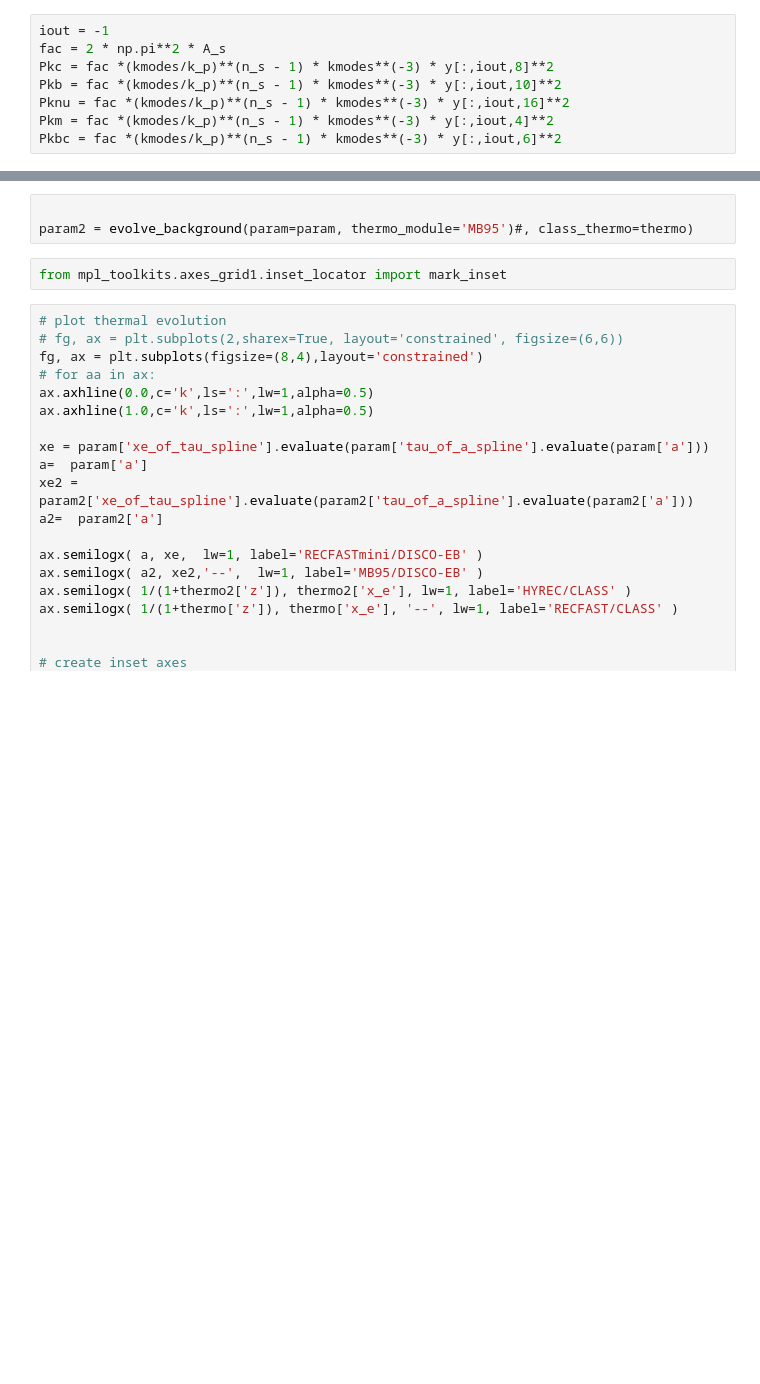
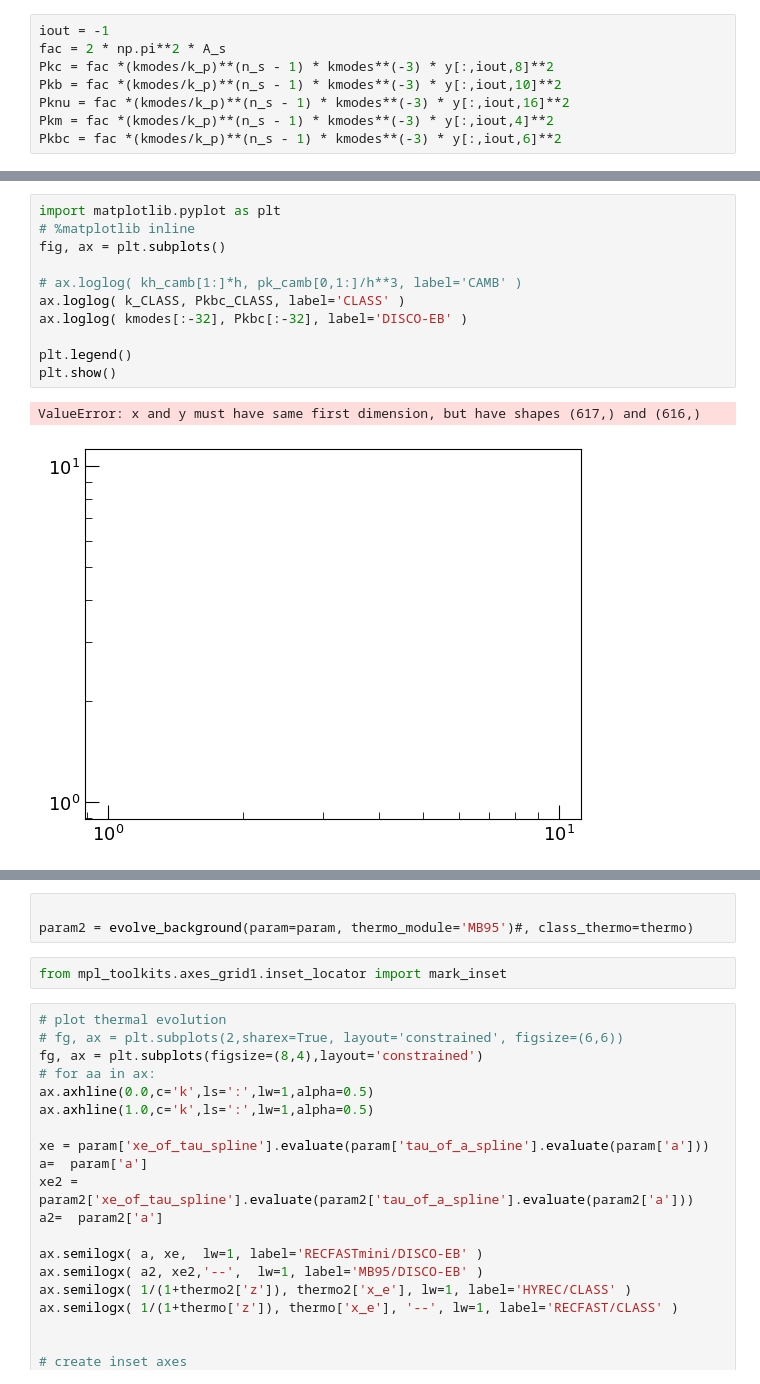
Before and after one commit to ohahn/DISCO-EB, a Jupyter notebook: notebooks/paper_scripts/nb_discoeb_class_comparison.ipynb, the cells around one changed output, grey strips where cells are left out. Cells and saved outputs as stored; diff of their text form; blank space fills up the shorter version.

```diff
--- a/notebooks/paper_scripts/nb_discoeb_class_comparison.ipynb
+++ b/notebooks/paper_scripts/nb_discoeb_class_comparison.ipynb
@@ -270,3 +303,17 @@ Pkbc_CLASS = np.array([LambdaCDM.pk_cb_lin(ki, zout) for ki in k_CLASS])
 # %% [output]
 z=99.0, aexp=0.01
+# %%
+import matplotlib.pyplot as plt
+# %matplotlib inline
+fig, ax = plt.subplots()
+
+# ax.loglog( kh_camb[1:]*h, pk_camb[0,1:]/h**3, label='CAMB' )
+ax.loglog( k_CLASS, Pkbc_CLASS, label='CLASS' )
+ax.loglog( kmodes[:-32], Pkbc[:-32], label='DISCO-EB' )
+
+plt.legend()
+plt.show()
+# %% [output]
+ValueError: x and y must have same first dimension, but have shapes (617,) and (616,)
+[figure, added]
 # %%
```
Also changed, not shown: parts of 19 cells of this notebook, 9 other files.
